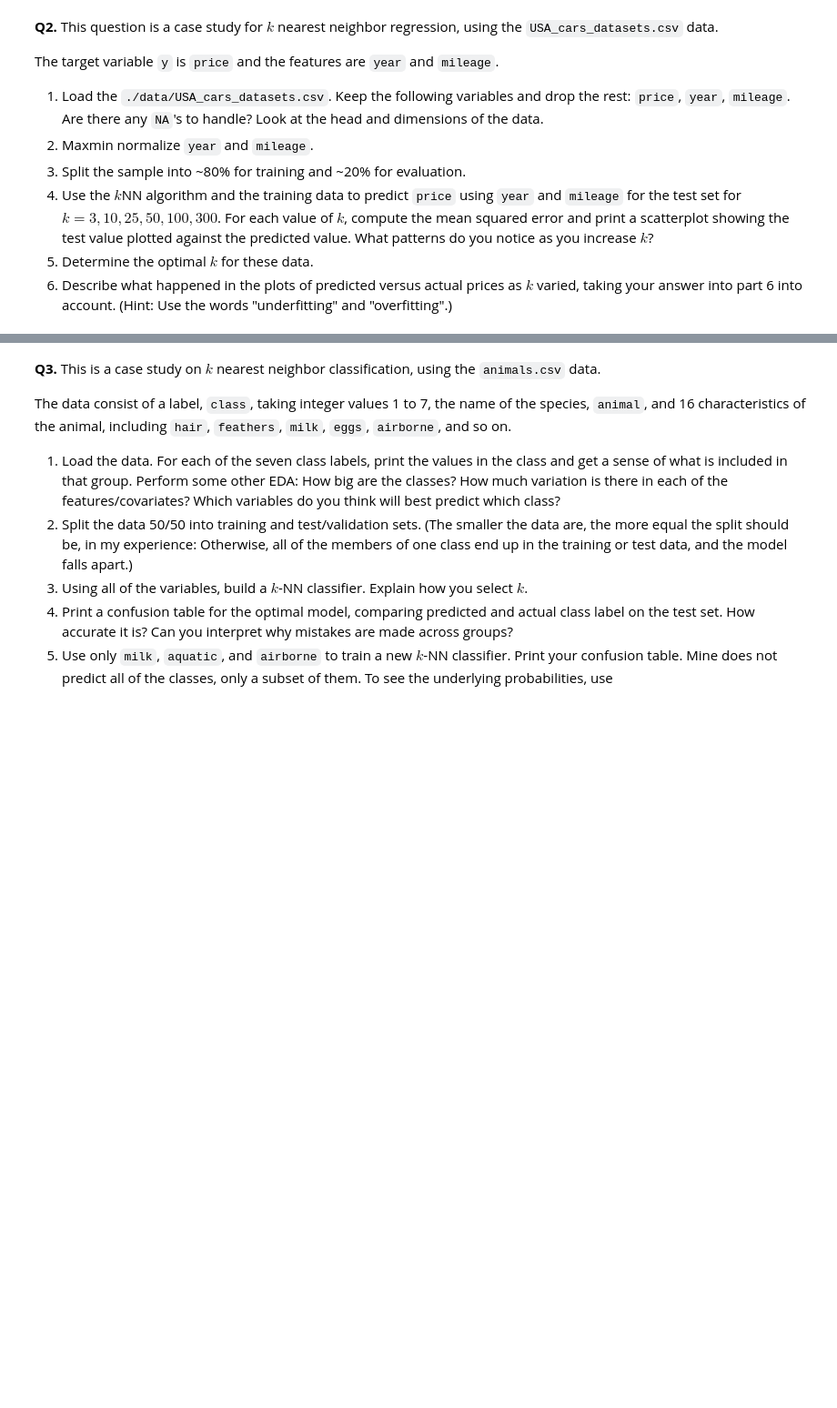
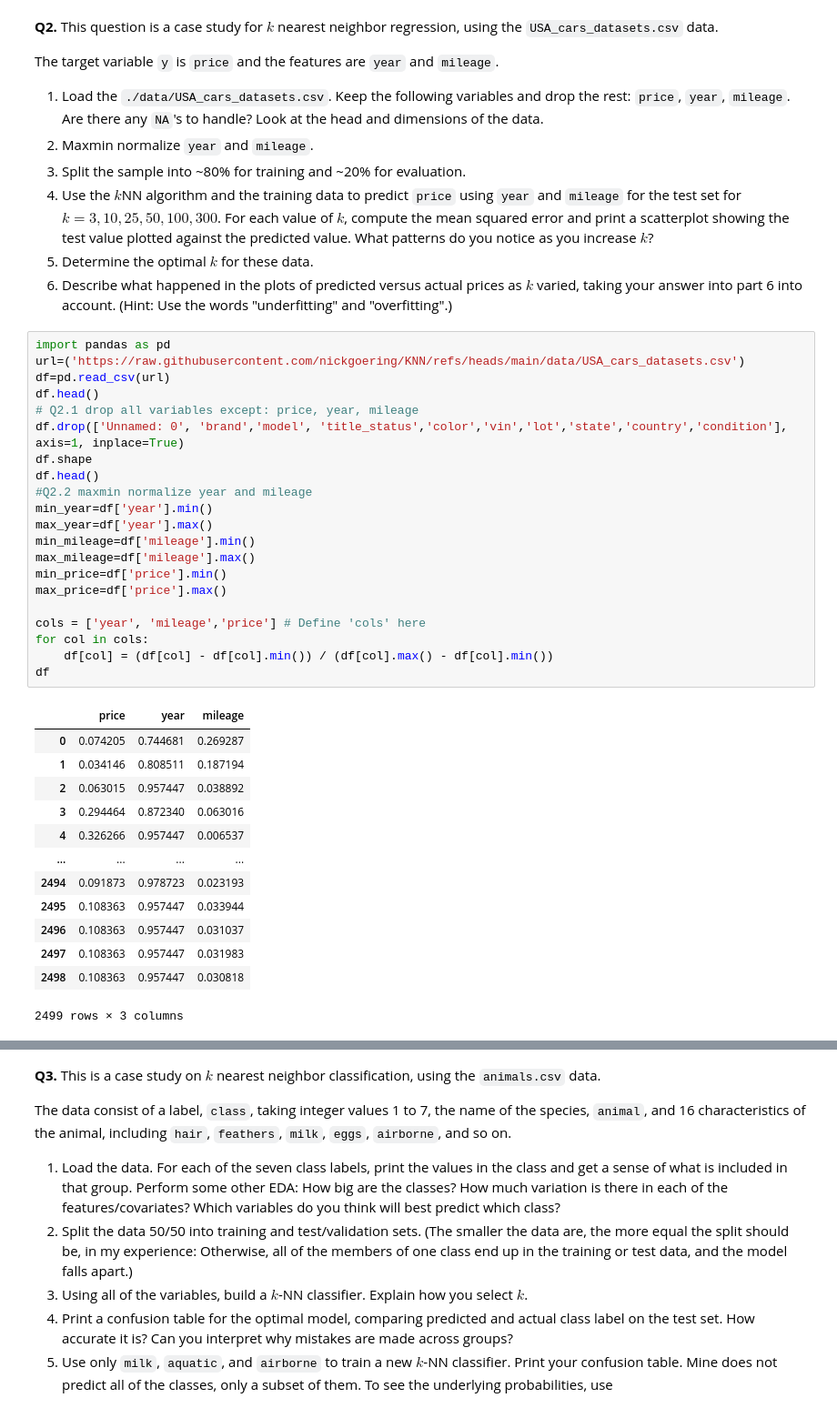
Before and after one commit to nickgoering/knn, a Jupyter notebook: assignment/assignment.ipynb, the cells around one changed output, grey strips where cells are left out. Shown at 91% size. Drawn from its saved outputs; the diff is of its cells as text; blank space fills up the shorter version.

```diff
--- a/assignment/assignment.ipynb
+++ b/assignment/assignment.ipynb
@@ -19,3 +26,38 @@ The target variable `y` is `price` and the features are `year` and `mileage`.
 4. Use the $k$NN algorithm and the training data to predict `price` using `year` and `mileage` for the test set for $k=3,10,25,50,100,300$. For each value of $k$, compute the mean squared error and print a scatterplot showing the test value plotted against the predicted value. What patterns do you notice as you increase $k$?
 5. Determine the optimal $k$ for these data.
 6. Describe what happened in the plots of predicted versus actual prices as $k$ varied, taking your answer into part 6 into account. (Hint: Use the words "underfitting" and "overfitting".)
+# %%
+import pandas as pd
+url=('https://raw.githubusercontent.com/nickgoering/KNN/refs/heads/main/data/USA_cars_datasets.csv')
+df=pd.read_csv(url)
+df.head()
+# Q2.1 drop all variables except: price, year, mileage
+df.drop(['Unnamed: 0', 'brand','model', 'title_status','color','vin','lot','state','country','condition'], axis=1, inplace=True)
+df.shape
+df.head()
+#Q2.2 maxmin normalize year and mileage
+min_year=df['year'].min()
+max_year=df['year'].max()
+min_mileage=df['mileage'].min()
+max_mileage=df['mileage'].max()
+min_price=df['price'].min()
+max_price=df['price'].max()
+
+cols = ['year', 'mileage','price'] # Define 'cols' here
+for col in cols:
+    df[col] = (df[col] - df[col].min()) / (df[col].max() - df[col].min())
+df
+# %% [output]
+|  | price | year | mileage |
+| 0 | 0.074205 | 0.744681 | 0.269287 |
+| 1 | 0.034146 | 0.808511 | 0.187194 |
+| 2 | 0.063015 | 0.957447 | 0.038892 |
+| 3 | 0.294464 | 0.872340 | 0.063016 |
+| 4 | 0.326266 | 0.957447 | 0.006537 |
+| ... | ... | ... | ... |
+| 2494 | 0.091873 | 0.978723 | 0.023193 |
+| 2495 | 0.108363 | 0.957447 | 0.033944 |
+| 2496 | 0.108363 | 0.957447 | 0.031037 |
+| 2497 | 0.108363 | 0.957447 | 0.031983 |
+| 2498 | 0.108363 | 0.957447 | 0.030818 |
+2499 rows × 3 columns
```
Also changed, not shown: parts of 4 cells of this notebook.
